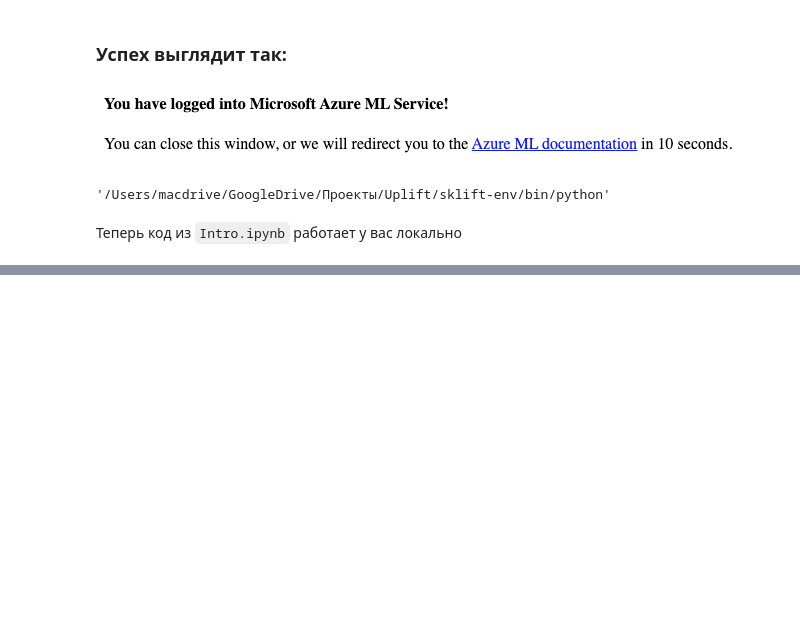
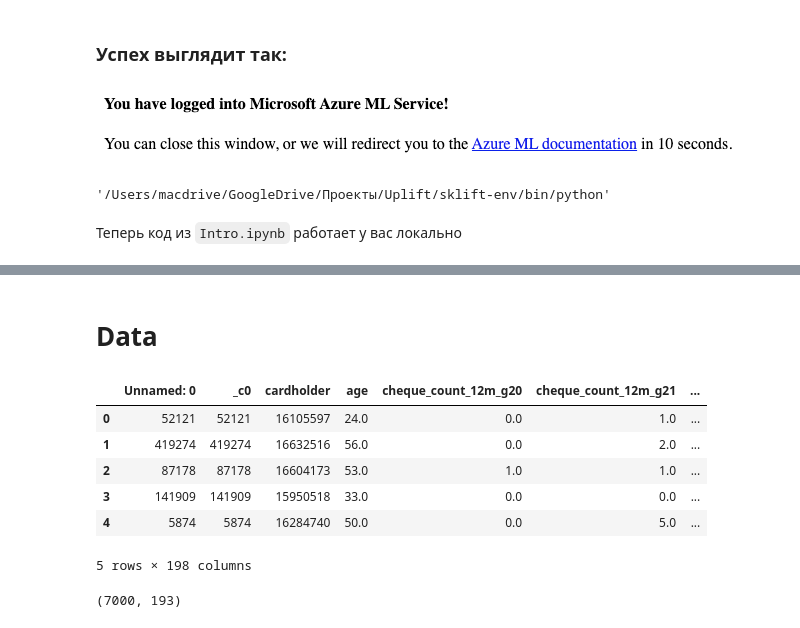
Before and after one commit to kurochkinSergei/bigtarget_barcode, a Jupyter notebook: notebooks/azure_ml_with_your_code.ipynb, the cells around one changed output, grey strips where cells are left out. Drawn from its saved outputs; the diff is of its cells as text; code cells hidden in the pictures; blank space fills up the shorter version.

```diff
--- a/notebooks/azure_ml_with_your_code.ipynb
+++ b/notebooks/azure_ml_with_your_code.ipynb
@@ -50,0 +50,14 @@ You should consider upgrading via the '/Users/macdrive/GoogleDrive/Проект
+# %% [markdown]
+# Data
+# %%
+data = pd.read_csv('data_sample.csv')
+
+data.head()
+# %% [output]
+|  | Unnamed: 0 | _c0 | cardholder | age | cheque_count_12m_g20 | cheque_count_12m_g21 | ... |
+| 0 | 52121 | 52121 | 16105597 | 24.0 | 0.0 | 1.0 | ... |
+| 1 | 419274 | 419274 | 16632516 | 56.0 | 0.0 | 2.0 | ... |
+| 2 | 87178 | 87178 | 16604173 | 53.0 | 1.0 | 1.0 | ... |
+| 3 | 141909 | 141909 | 15950518 | 33.0 | 0.0 | 0.0 | ... |
+| 4 | 5874 | 5874 | 16284740 | 50.0 | 0.0 | 5.0 | ... |
+5 rows × 198 columns
@@ -50,0 +71,18 @@ You should consider upgrading via the '/Users/macdrive/GoogleDrive/Проект
+# %%
+X_train, X_val = train_test_split(data,
+                                  stratify=data[[target_col, treatment_col]],
+                                  test_size=0.3,
+                                  random_state=42)
+
+y_train = X_train[target_col]
+treat_train = X_train[treatment_col].map({'test': 1, 'control': 0})
+
+y_val = X_val[target_col]
+treat_val = X_val[treatment_col].map({'test': 1, 'control': 0})
+
+X_train = X_train.drop([treatment_col, target_col], axis=1)
+X_val = X_val.drop([treatment_col, target_col], axis=1)
+
+X_train.shape
+# %% [output]
+(7000, 193)
```
Also changed, not shown: parts of 11 cells of this notebook.
